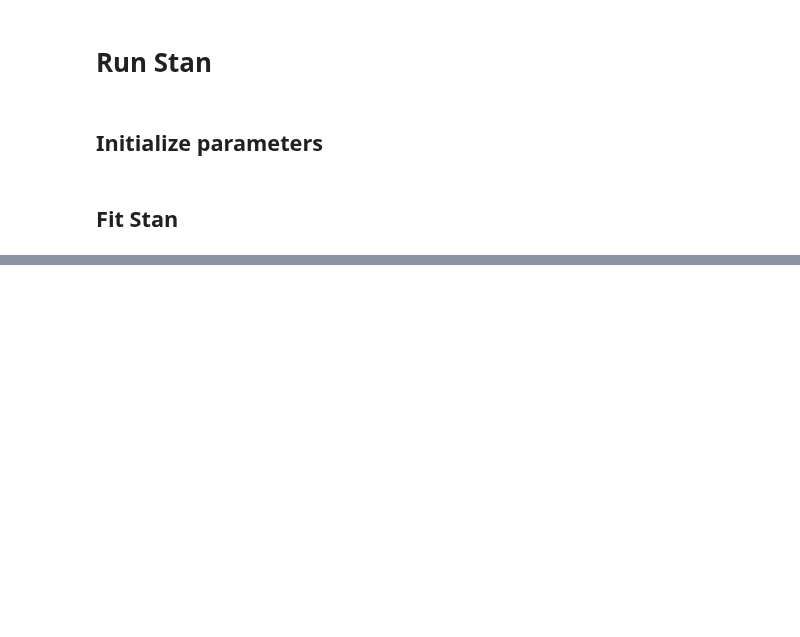
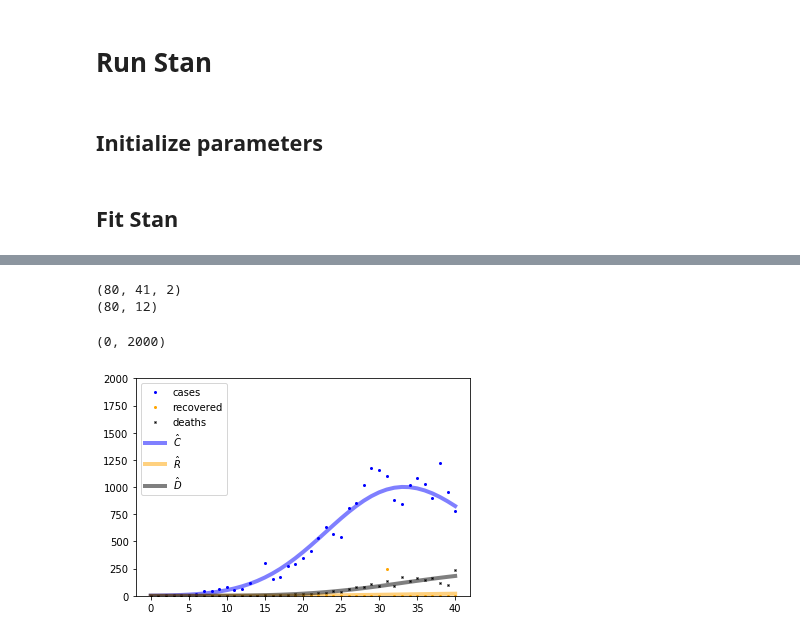
Before and after one commit to ccc1685/covid-19, a Jupyter notebook: Stan/MBS_epidemic_ccclinearrd_gerkin.ipynb, the cells around one changed output, grey strips where cells are left out. Saved outputs shown, nothing was run; the diff lists cells and outputs as text; code cells hidden in the pictures; blank space fills up the shorter version.

Commit message:
fixed notebook plotting

```diff
--- a/Stan/MBS_epidemic_ccclinearrd_gerkin.ipynb
+++ b/Stan/MBS_epidemic_ccclinearrd_gerkin.ipynb
@@ -399,19 +450,29 @@ az.plot_density(fit,group='posterior',var_names=["theta","R_0"])
 # %%
+print(np.shape(fit.extract()['u']))
+print(np.shape(fit.extract()['theta']))
+
 ms=2
 
-x = range(len(DF["daily_cases"][t0:]))
+x = range(len(DF["new_cases"][t0:]))
 
-plt.plot(x,DF["daily_cases"][t0:],'bo', label="cases",ms=ms)
-plt.plot(x,DF["daily_recover"][t0:],'o',color='orange',label="unknown",ms=ms)
-plt.plot(x,DF["daily_deaths"][t0:],'x',color='k',label="unknown",ms=ms)
+plt.plot(x,DF["new_cases"][t0:],'bo', label="cases",ms=ms)
+plt.plot(x,DF["new_recover"][t0:],'o',color='orange',label="recovered",ms=ms)
+plt.plot(x,DF["new_deaths"][t0:],'x',color='k',label="deaths",ms=ms)
 
 lw=4
 alpha = 0.5
-labels = ['I','C']
-c_ = ['r','b']
-n = 2
-for i in range(n):
-    plt.plot(model.stan_data['n_scale']*fit.extract()['u'][-1,:,i],label=labels[i],lw=lw,alpha=alpha,color=c_[i])
+
+Chat = stan_data['n_scale']*(fit.extract()['theta'][-1,1])*fit.extract()['u'][-1,:,0]
+Rhat = stan_data['n_scale']*(fit.extract()['theta'][-1,2])*fit.extract()['u'][-1,:,1]
+Dhat = stan_data['n_scale']*(fit.extract()['theta'][-1,3])*fit.extract()['u'][-1,:,1]
+plt.plot(Chat,label=r'$\hat{C}$',lw=lw,alpha=alpha,color='b')
+plt.plot(Rhat,label=r'$\hat{R}$',lw=lw,alpha=alpha,color='orange')
+plt.plot(Dhat,label=r'$\hat{D}$',lw=lw,alpha=alpha,color='k')
 
 plt.legend()
-plt.ylim((0,50000))
+plt.ylim((0,2000))
+# %% [output]
+(80, 41, 2)
+(80, 12)
+(0, 2000)
+[figure, added]
```
Also changed, not shown: parts of 4 cells of this notebook.
